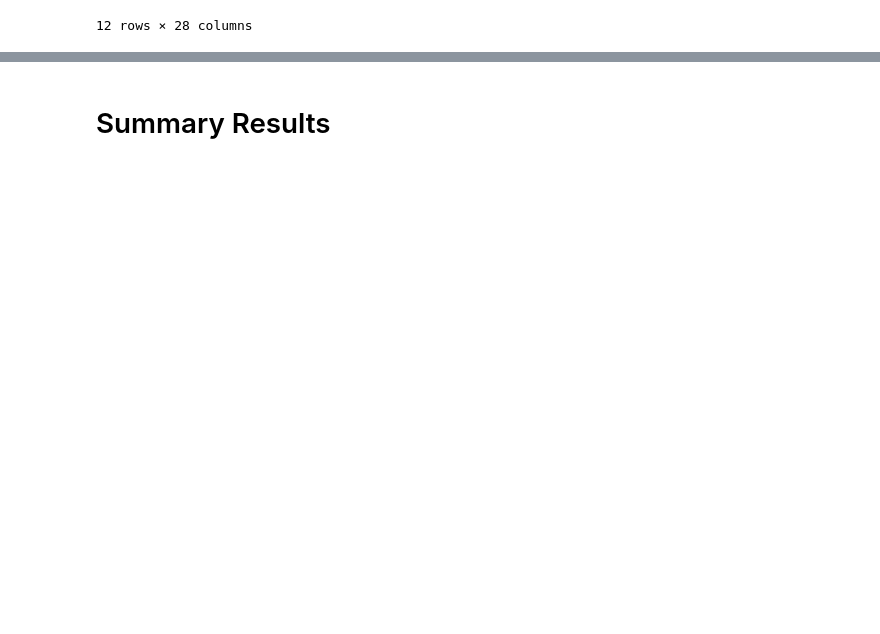
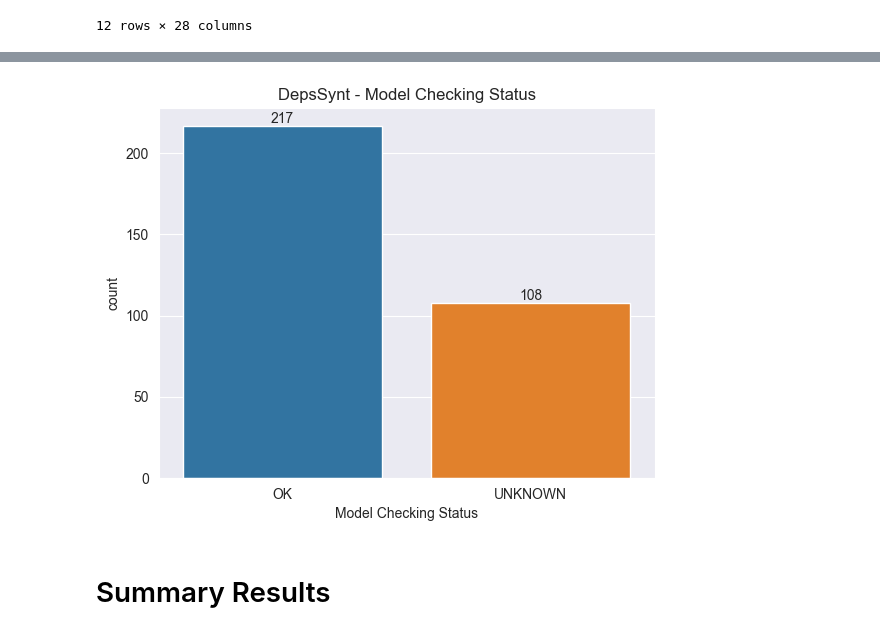
Before and after one commit to eliyaoo32/DepSynt, a Jupyter notebook: notebooks/synthesis.ipynb, the cells around one changed output, grey strips where cells are left out. Cells and saved outputs as stored; diff of their text form; code cells hidden in the pictures; blank space fills up the shorter version.

Commit message:
Add model checking

```diff
--- a/notebooks/synthesis.ipynb
+++ b/notebooks/synthesis.ipynb
@@ -13,6 +13,7 @@ import seaborn as sns
 # %%
 DEPS_SYNTHESIS_PATH = '../experiments/synthesis/deps-synthesis'
 PLAIN_SYNTHESIS_PATH = '../experiments/synthesis/skipped-deps-synthesis/'
+DEPS_SYNTHESIS_MODEL_CHECKING_PATH = '../experiments/model-checking/deps-synt'
 # %%
 class Status(Enum):
     ERROR = "Error"
@@ -354,0 +360,3 @@ spot_modular_synthesis_df[spot_modular_synthesis_df['Status'] == Status.ERROR]
+# %%
+deps_synt_model_checking_df = load_benchmarks_df(DEPS_SYNTHESIS_MODEL_CHECKING_PATH)
+deps_synt_model_checking_df
@@ -355,3 +412,9 @@ spot_modular_synthesis_df[spot_modular_synthesis_df['Status'] == Status.ERROR]
+# %%
+ax = sns.countplot(data=deps_synt_model_checking_df, x='Model Checking Status')
+ax.bar_label(ax.containers[0]);
+ax.set_title("DepsSynt - Model Checking Status");
+# %% [output]
+[figure, added]
 # %% [markdown]
 # Summary Results
 # %%
```
Also changed, not shown: parts of 5 cells of this notebook, 1 other file.
